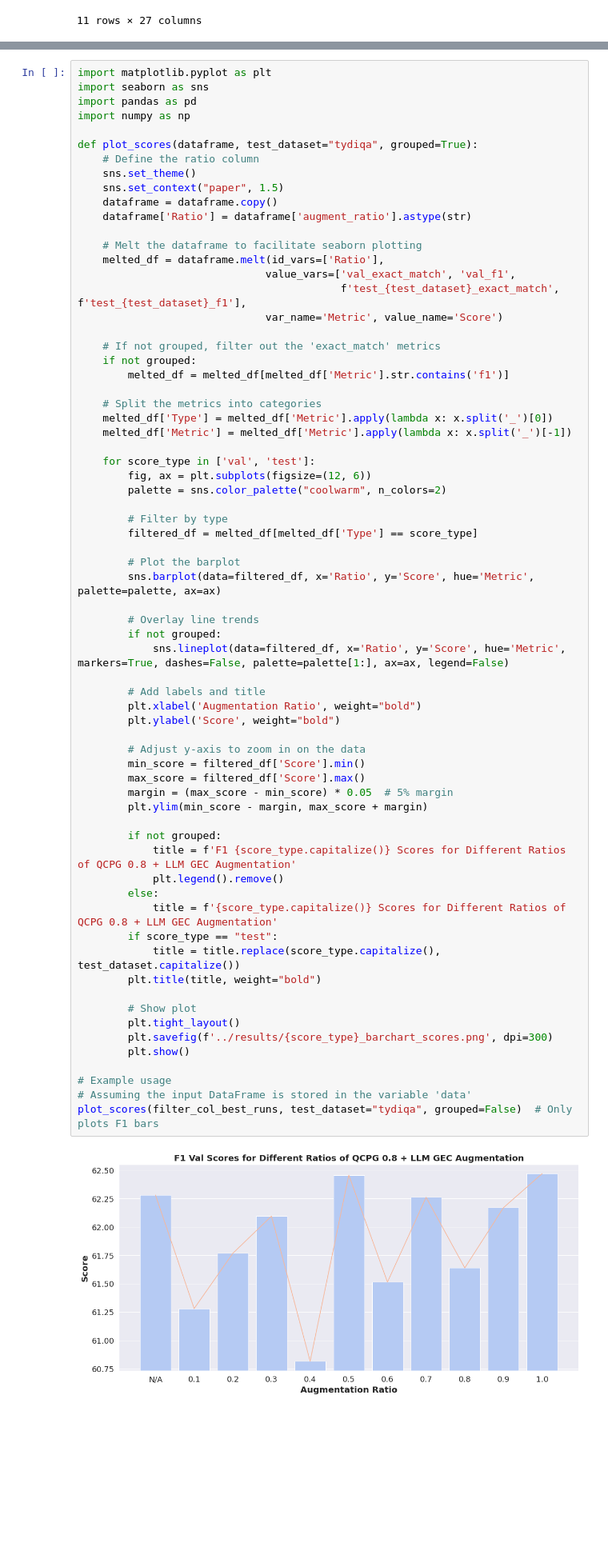
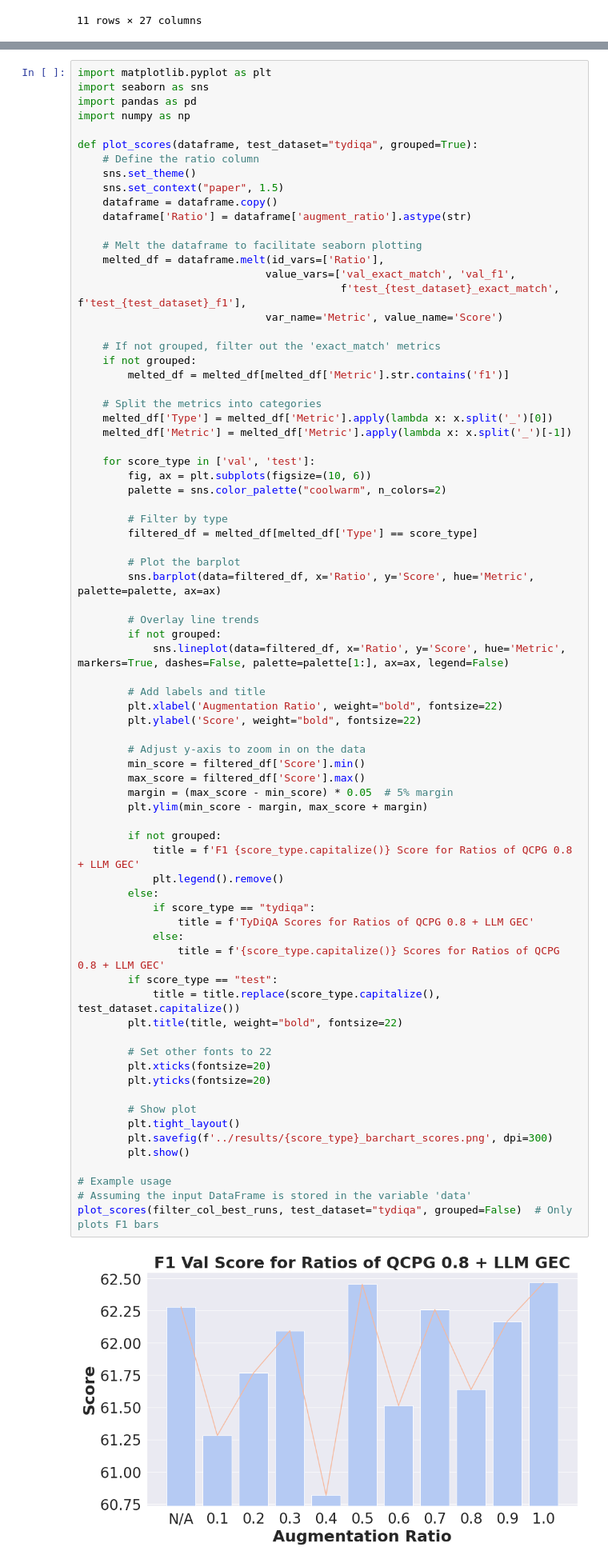
Before and after one commit to parinzee/cross-lingual-data-augmentation-for-thai-qa, a Jupyter notebook: results/mrc_analysis.ipynb, the cells around one changed output, grey strips where cells are left out. Shown at 80% size. Saved outputs shown, nothing was run; the diff lists cells and outputs as text; blank space fills up the shorter version.

```diff
--- a/results/mrc_analysis.ipynb
+++ b/results/mrc_analysis.ipynb
@@ -334,7 +334,7 @@ def plot_scores(dataframe, test_dataset="tydiqa", grouped=True):
     melted_df['Metric'] = melted_df['Metric'].apply(lambda x: x.split('_')[-1])
 
     for score_type in ['val', 'test']:
-        fig, ax = plt.subplots(figsize=(12, 6))
+        fig, ax = plt.subplots(figsize=(10, 6))
         palette = sns.color_palette("coolwarm", n_colors=2)
 
         # Filter by type
@@ -343,36 +343,43 @@ def plot_scores(dataframe, test_dataset="tydiqa", grouped=True):
         # Plot the barplot
         sns.barplot(data=filtered_df, x='Ratio', y='Score', hue='Metric',  palette=palette, ax=ax)
 
         # Overlay line trends
         if not grouped:
             sns.lineplot(data=filtered_df, x='Ratio', y='Score', hue='Metric', markers=True, dashes=False, palette=palette[1:], ax=ax, legend=False)
 
         # Add labels and title
-        plt.xlabel('Augmentation Ratio', weight="bold")
-        plt.ylabel('Score', weight="bold")
+        plt.xlabel('Augmentation Ratio', weight="bold", fontsize=22)
+        plt.ylabel('Score', weight="bold", fontsize=22)
 
         # Adjust y-axis to zoom in on the data
         min_score = filtered_df['Score'].min()
         max_score = filtered_df['Score'].max()
         margin = (max_score - min_score) * 0.05  # 5% margin
         plt.ylim(min_score - margin, max_score + margin)
 
         if not grouped:
-            title = f'F1 {score_type.capitalize()} Scores for Different Ratios of QCPG 0.8 + LLM GEC Augmentation'
+            title = f'F1 {score_type.capitalize()} Score for Ratios of QCPG 0.8 + LLM GEC'
             plt.legend().remove()
         else:
-            title = f'{score_type.capitalize()} Scores for Different Ratios of QCPG 0.8 + LLM GEC Augmentation'
+            if score_type == "tydiqa":
+                title = f'TyDiQA Scores for Ratios of QCPG 0.8 + LLM GEC'
+            else:
+                title = f'{score_type.capitalize()} Scores for Ratios of QCPG 0.8 + LLM GEC'
         if score_type == "test":
             title = title.replace(score_type.capitalize(), test_dataset.capitalize())
-        plt.title(title, weight="bold")
+        plt.title(title, weight="bold", fontsize=22)
+
+        # Set other fonts to 22
+        plt.xticks(fontsize=20)
+        plt.yticks(fontsize=20)
 
         # Show plot
         plt.tight_layout()
         plt.savefig(f'../results/{score_type}_barchart_scores.png', dpi=300)
         plt.show()
 
 # Example usage
 # Assuming the input DataFrame is stored in the variable 'data'
 plot_scores(filter_col_best_runs, test_dataset="tydiqa", grouped=False)  # Only plots F1 bars
 # %% [output]
-[figure, old version]
+[figure, new version]
```
Also changed, not shown: parts of 1 cell of this notebook, 13 other files.
